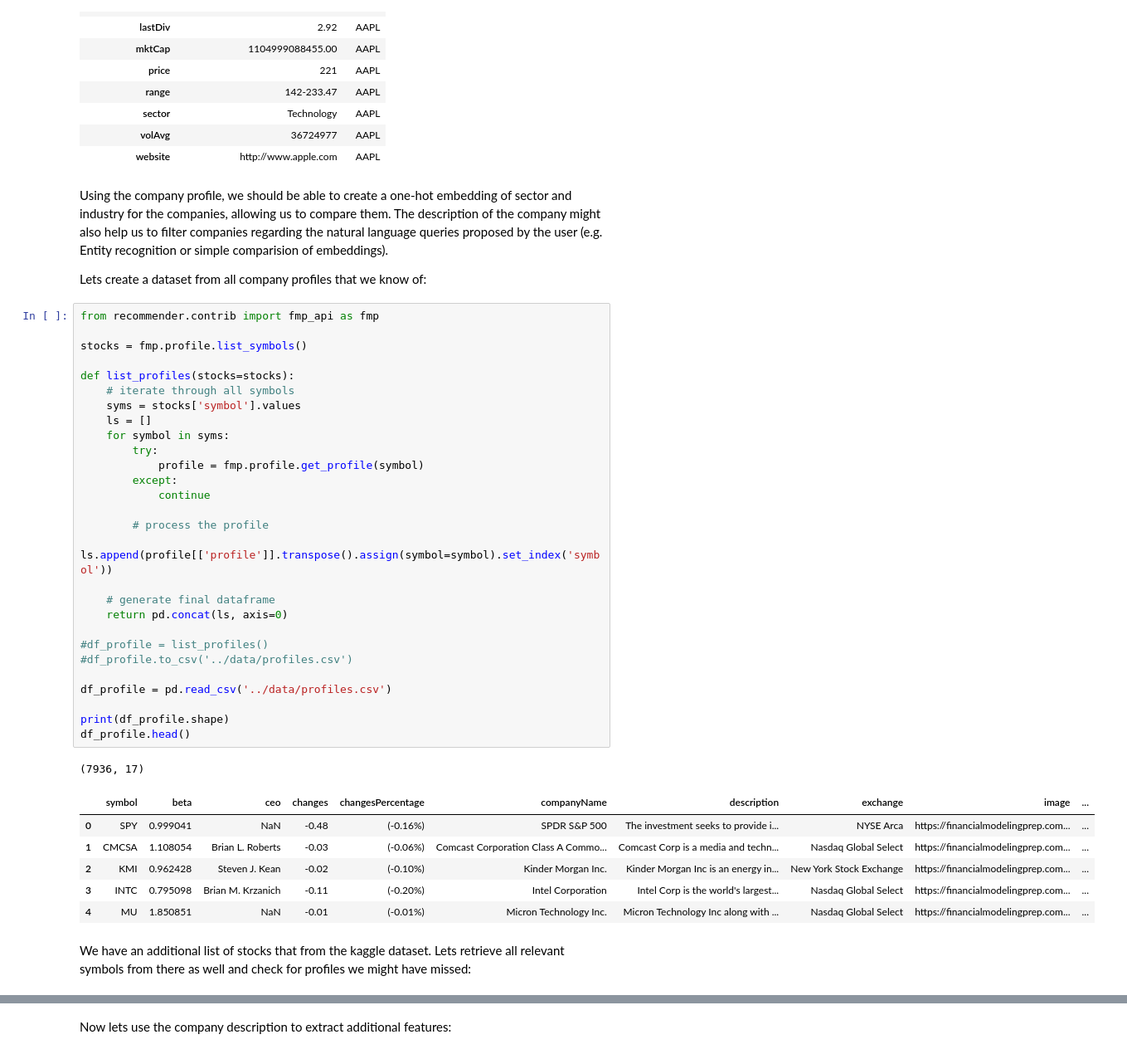
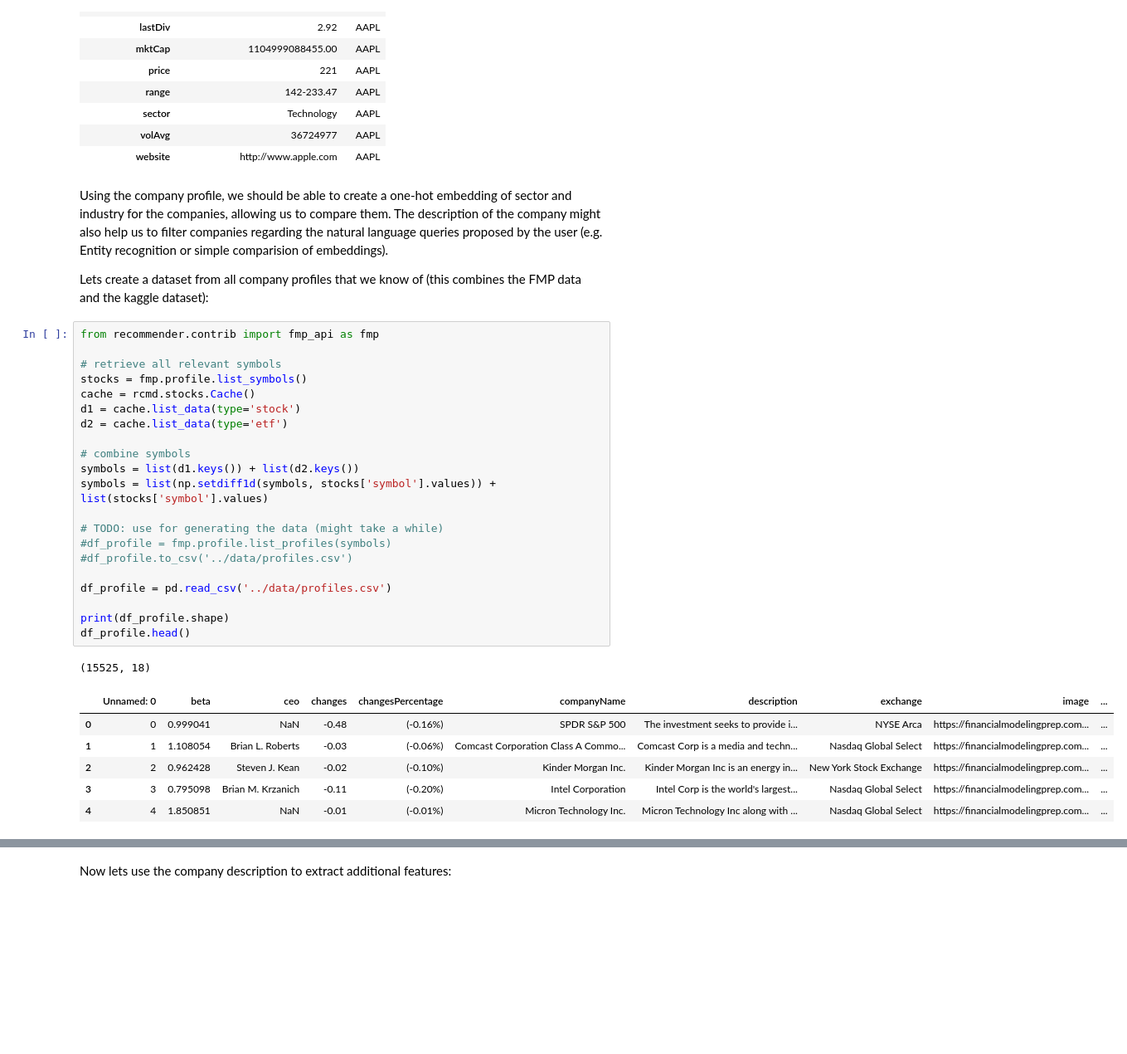
Before and after one commit to felixnext/stock_trend_analysis, a Jupyter notebook: notebooks/02-2_recommender-cleaning+features.ipynb, the cells around one changed output, grey strips where cells are left out. Shown: that part at 83% size. Drawn from its saved outputs; the diff is of its cells as text; blank space fills up the shorter version.

```diff
--- a/notebooks/02-2_recommender-cleaning+features.ipynb
+++ b/notebooks/02-2_recommender-cleaning+features.ipynb
@@ -35,42 +35,33 @@ p
 # %% [markdown]
 Using the company profile, we should be able to create a one-hot embedding of sector and industry for the companies, allowing us to compare them. The description of the company might also help us to filter companies regarding the natural language queries proposed by the user (e.g. Entity recognition or simple comparision of embeddings).
 
-Lets create a dataset from all company profiles that we know of:
+Lets create a dataset from all company profiles that we know of (this combines the FMP data and the kaggle dataset):
 # %%
 from recommender.contrib import fmp_api as fmp
 
+# retrieve all relevant symbols
 stocks = fmp.profile.list_symbols()
+cache = rcmd.stocks.Cache()
+d1 = cache.list_data(type='stock')
+d2 = cache.list_data(type='etf')
 
-def list_profiles(stocks=stocks):
-    # iterate through all symbols
-    syms = stocks['symbol'].values
-    ls = []
-    for symbol in syms:
-        try:
-            profile = fmp.profile.get_profile(symbol)
-        except:
-            continue
+# combine symbols
+symbols = list(d1.keys()) + list(d2.keys())
+symbols = list(np.setdiff1d(symbols, stocks['symbol'].values)) + list(stocks['symbol'].values)
 
-        # process the profile
-        ls.append(profile[['profile']].transpose().assign(symbol=symbol).set_index('symbol'))
-
-    # generate final dataframe
-    return pd.concat(ls, axis=0)
-
-#df_profile = list_profiles()
+# TODO: use for generating the data (might take a while)
+#df_profile = fmp.profile.list_profiles(symbols)
 #df_profile.to_csv('../data/profiles.csv')
 
 df_profile = pd.read_csv('../data/profiles.csv')
 
 print(df_profile.shape)
 df_profile.head()
 # %% [output]
-(7936, 17)
+(15525, 18)
-|  | symbol | beta | ceo | changes | changesPercentage | companyName | description | exchange | image | ... |
-| 0 | SPY | 0.999041 | NaN | -0.48 | (-0.16%) | SPDR S&P 500 | The investment seeks to provide i... | NYSE Arca | https://financialmodelingprep.com... | ... |
-| 1 | CMCSA | 1.108054 | Brian L. Roberts | -0.03 | (-0.06%) | Comcast Corporation Class A Commo... | Comcast Corp is a media and techn... | Nasdaq Global Select | https://financialmodelingprep.com... | ... |
-| 2 | KMI | 0.962428 | Steven J. Kean | -0.02 | (-0.10%) | Kinder Morgan Inc. | Kinder Morgan Inc is an energy in... | New York Stock Exchange | https://financialmodelingprep.com... | ... |
-| 3 | INTC | 0.795098 | Brian M. Krzanich | -0.11 | (-0.20%) | Intel Corporation | Intel Corp is the world's largest... | Nasdaq Global Select | https://financialmodelingprep.com... | ... |
-| 4 | MU | 1.850851 | NaN | -0.01 | (-0.01%) | Micron Technology Inc. | Micron Technology Inc along with ... | Nasdaq Global Select | https://financialmodelingprep.com... | ... |
+|  | Unnamed: 0 | beta | ceo | changes | changesPercentage | companyName | description | exchange | image | ... |
+| 0 | 0 | 0.999041 | NaN | -0.48 | (-0.16%) | SPDR S&P 500 | The investment seeks to provide i... | NYSE Arca | https://financialmodelingprep.com... | ... |
+| 1 | 1 | 1.108054 | Brian L. Roberts | -0.03 | (-0.06%) | Comcast Corporation Class A Commo... | Comcast Corp is a media and techn... | Nasdaq Global Select | https://financialmodelingprep.com... | ... |
+| 2 | 2 | 0.962428 | Steven J. Kean | -0.02 | (-0.10%) | Kinder Morgan Inc. | Kinder Morgan Inc is an energy in... | New York Stock Exchange | https://financialmodelingprep.com... | ... |
+| 3 | 3 | 0.795098 | Brian M. Krzanich | -0.11 | (-0.20%) | Intel Corporation | Intel Corp is the world's largest... | Nasdaq Global Select | https://financialmodelingprep.com... | ... |
+| 4 | 4 | 1.850851 | NaN | -0.01 | (-0.01%) | Micron Technology Inc. | Micron Technology Inc along with ... | Nasdaq Global Select | https://financialmodelingprep.com... | ... |
-# %% [markdown]
-We have an additional list of stocks that from the kaggle dataset. Lets retrieve all relevant symbols from there as well and check for profiles we might have missed:
```
Also changed, not shown: parts of 1 cell of this notebook, 9 other files.
